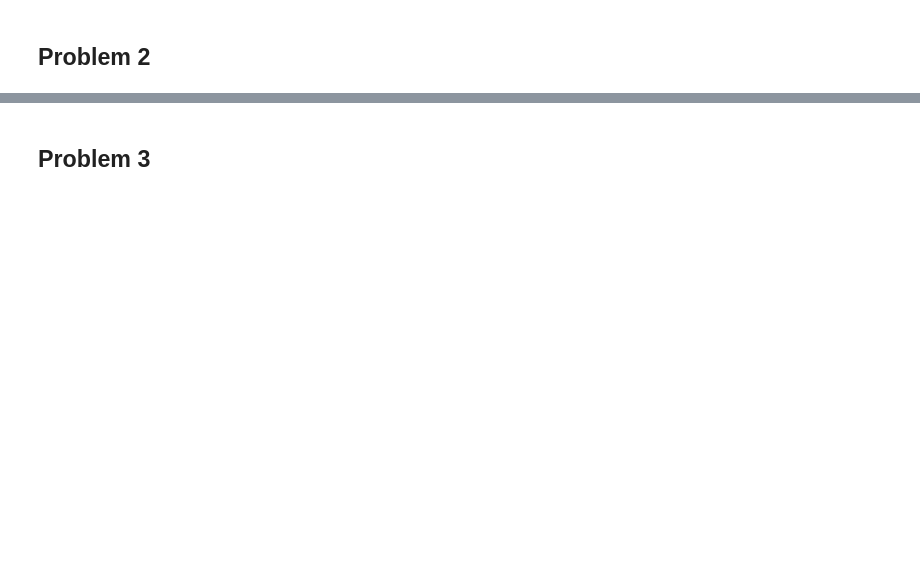
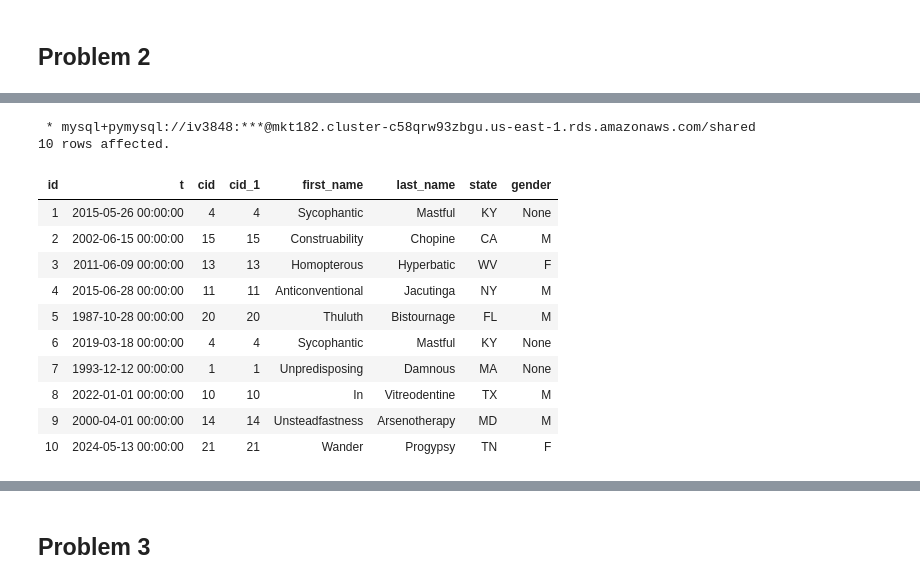
Before and after one commit to ishitavasishth/RealtimeDataSQL, a Jupyter notebook: SQLData_IshitaVasishth.ipynb, the cells around one changed output, grey strips where cells are left out. Saved outputs shown, nothing was run; the diff lists cells and outputs as text; code cells hidden in the pictures; blank space fills up the shorter version.

```diff
--- a/SQLData_IshitaVasishth.ipynb
+++ b/SQLData_IshitaVasishth.ipynb
@@ -199,0 +253,20 @@ order by n desc
+# %%
+%%sql
+SELECT *
+  FROM baskets
+  LEFT JOIN customers ON baskets.cid = customers.cid
+  LIMIT 10
+# %% [output]
+ * mysql+pymysql://iv3848:***@mkt182.cluster-c58qrw93zbgu.us-east-1.rds.amazonaws.com/shared
+10 rows affected.
+| id | t | cid | cid_1 | first_name | last_name | state | gender |
+| 1 | 2015-05-26 00:00:00 | 4 | 4 | Sycophantic | Mastful | KY | None |
+| 2 | 2002-06-15 00:00:00 | 15 | 15 | Construability | Chopine | CA | M |
+| 3 | 2011-06-09 00:00:00 | 13 | 13 | Homopterous | Hyperbatic | WV | F |
+| 4 | 2015-06-28 00:00:00 | 11 | 11 | Anticonventional | Jacutinga | NY | M |
+| 5 | 1987-10-28 00:00:00 | 20 | 20 | Thuluth | Bistournage | FL | M |
+| 6 | 2019-03-18 00:00:00 | 4 | 4 | Sycophantic | Mastful | KY | None |
+| 7 | 1993-12-12 00:00:00 | 1 | 1 | Unpredisposing | Damnous | MA | None |
+| 8 | 2022-01-01 00:00:00 | 10 | 10 | In | Vitreodentine | TX | M |
+| 9 | 2000-04-01 00:00:00 | 14 | 14 | Unsteadfastness | Arsenotherapy | MD | M |
+| 10 | 2024-05-13 00:00:00 | 21 | 21 | Wander | Progypsy | TN | F |
```
Also changed, not shown: parts of 102 cells of this notebook.
